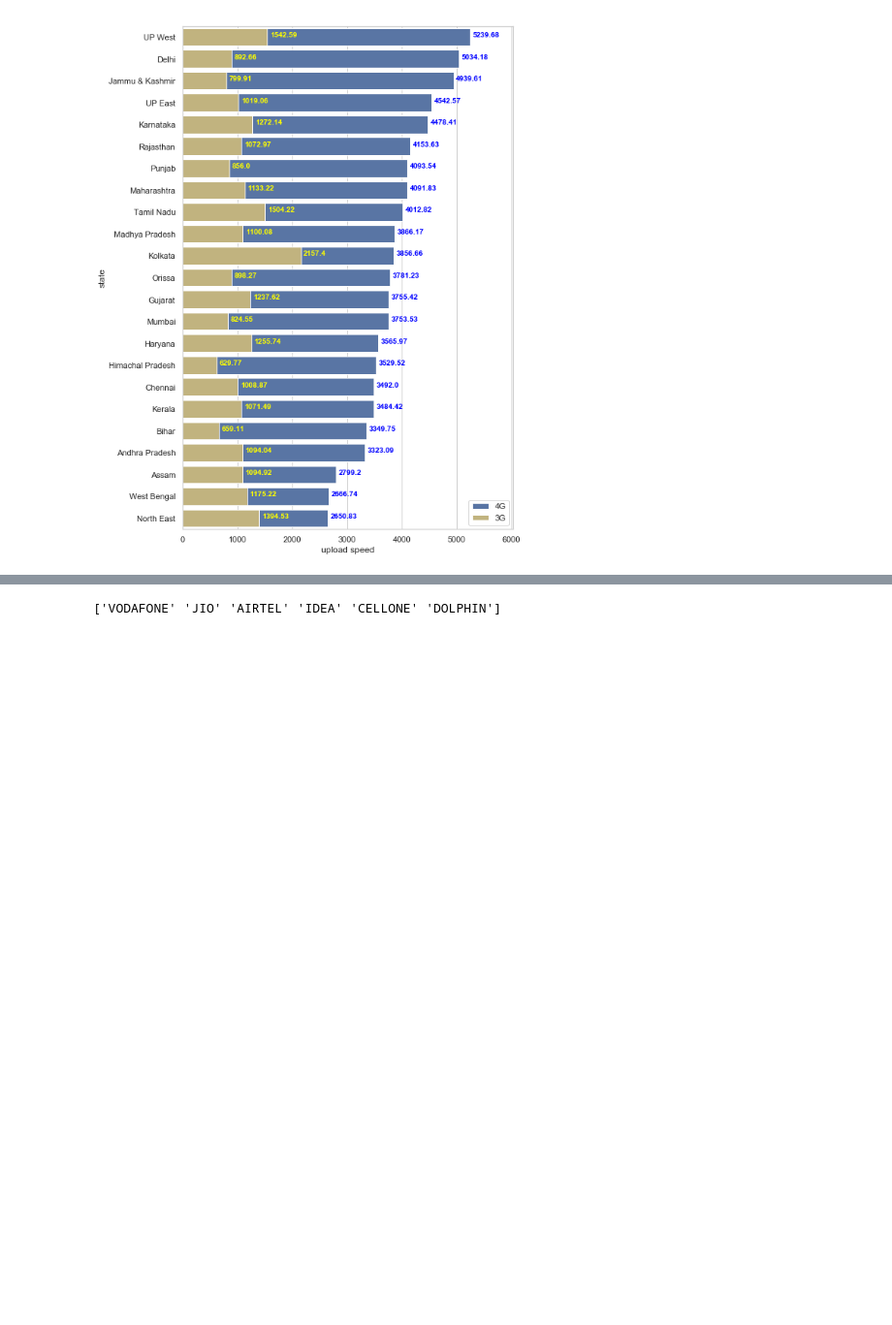
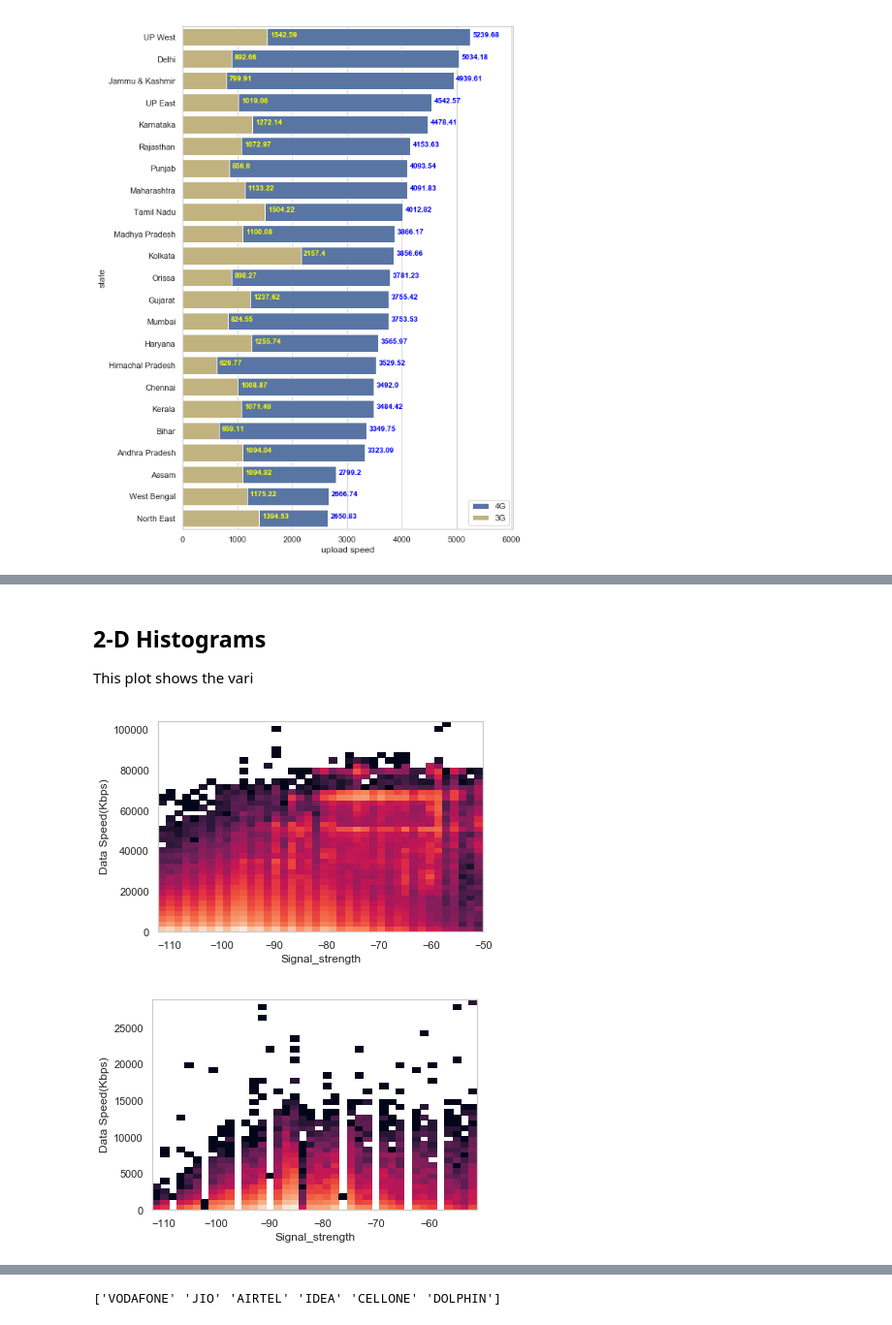
Before and after one commit to pyt243/DM-Project-MyCallSpeed, a Jupyter notebook: DM_Project.ipynb, the cells around one changed output, grey strips where cells are left out. Shown at 97% size. Drawn from its saved outputs; the diff is of its cells as text; code cells hidden in the pictures; blank space fills up the shorter version.

```diff
--- a/DM_Project.ipynb
+++ b/DM_Project.ipynb
@@ -444,0 +457,24 @@ plt.show()
+# %% [markdown]
+## 2-D Histograms
+This plot shows the vari
+# %%
+data = df.loc[df['Download_Upload'] == 'download']
+data = data.loc[df['technology'] == '4G']
+x = data['signal_strength']
+y = data['Data_Speed.Kbps.']
+plt.hist2d(x, y, bins = 40, norm=colors.LogNorm())
+plt.ylabel('Data Speed(Kbps)')
+plt.xlabel('Signal_strength')
+plt.show()
+
+data = df.loc[df['Download_Upload'] == 'download']
+data = data.loc[df['technology'] == '3G']
+x = data['signal_strength']
+y = data['Data_Speed.Kbps.']
+plt.hist2d(x, y, bins = 40, norm=colors.LogNorm())
+plt.ylabel('Data Speed(Kbps)')
+plt.xlabel('Signal_strength')
+plt.show()
+# %% [output]
+[figure, added]
+[figure, added]
```
Also changed, not shown: parts of 37 cells of this notebook, 1 other file.
